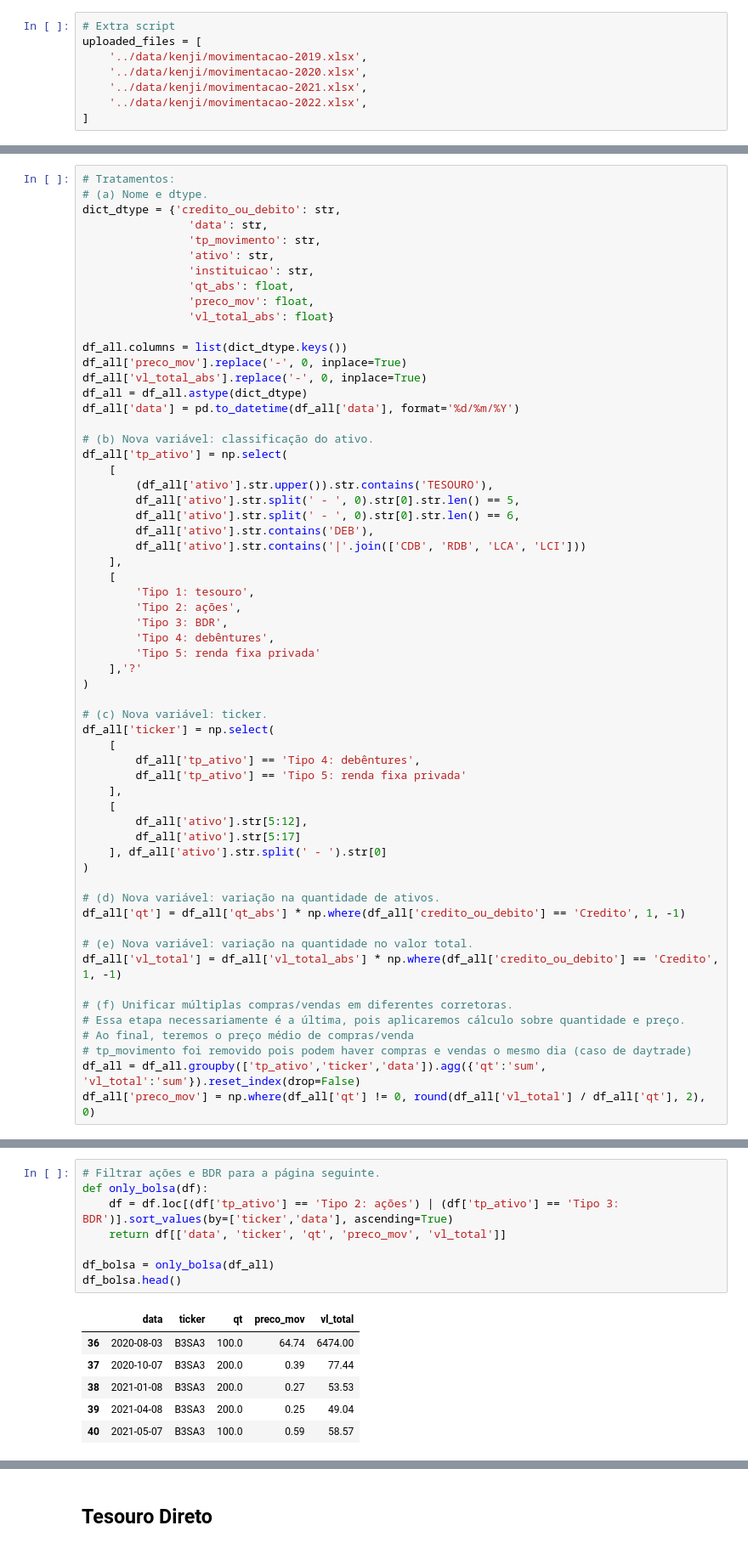
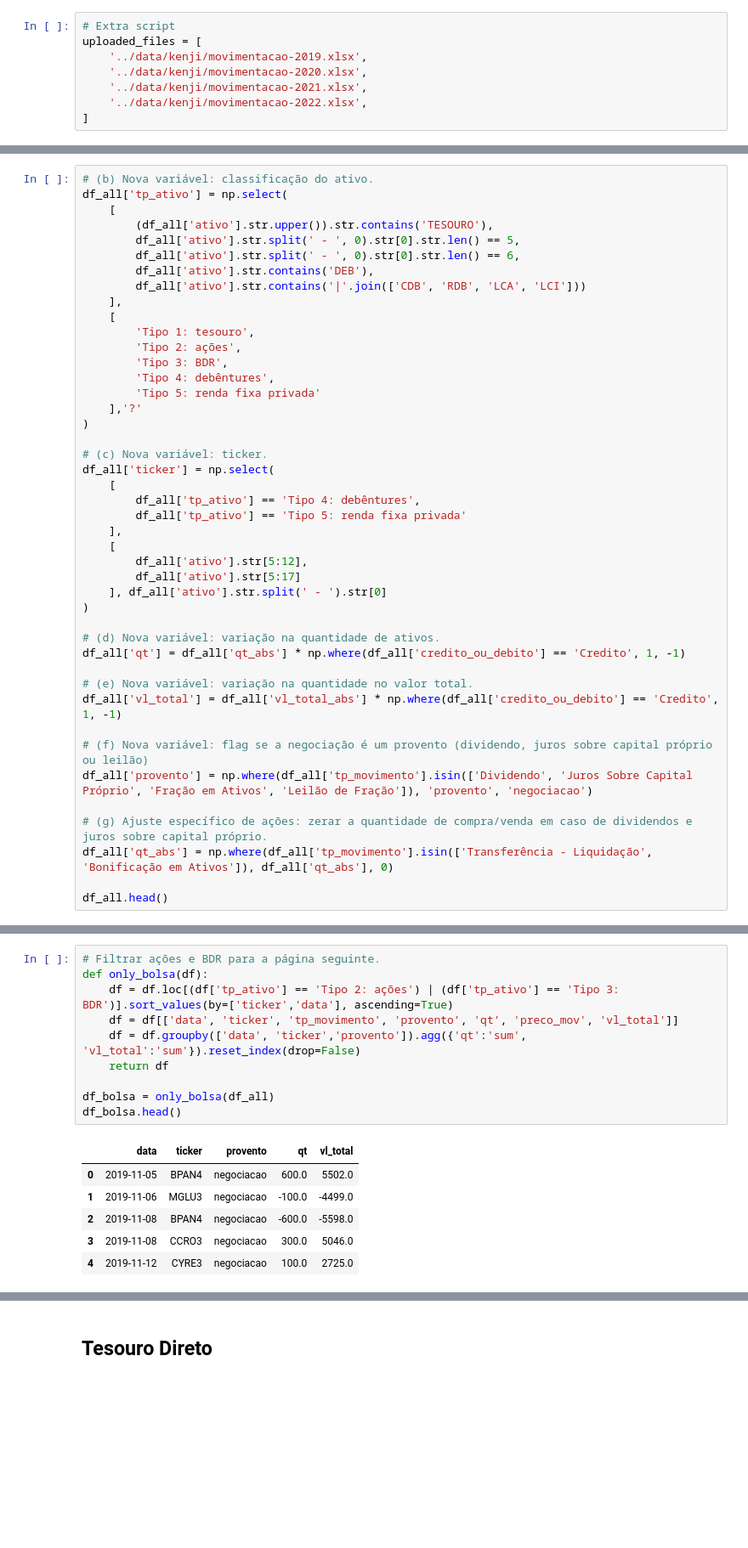
Before and after one commit to rknagao/b3-report, a Jupyter notebook: src/manutencao.ipynb, the cells around one changed output, grey strips where cells are left out. Shown at 85% size. Saved outputs shown, nothing was run; the diff lists cells and outputs as text; blank space fills up the shorter version.

```diff
--- a/src/manutencao.ipynb
+++ b/src/manutencao.ipynb
@@ -90,21 +131,4 @@ df_all.head()
 # %%
-# Tratamentos:
-# (a) Nome e dtype.
-dict_dtype = {'credito_ou_debito': str,
-                'data': str,
-                'tp_movimento': str,
-                'ativo': str,
-                'instituicao': str,
-                'qt_abs': float,
-                'preco_mov': float,
-                'vl_total_abs': float}
-
-df_all.columns = list(dict_dtype.keys())
-df_all['preco_mov'].replace('-', 0, inplace=True)
-df_all['vl_total_abs'].replace('-', 0, inplace=True)
-df_all = df_all.astype(dict_dtype)
-df_all['data'] = pd.to_datetime(df_all['data'], format='%d/%m/%Y')
-
 # (b) Nova variável: classificação do ativo.
 df_all['tp_ativo'] = np.select(
     [
@@ -141,9 +165,10 @@ df_all['qt'] = df_all['qt_abs'] * np.where(df_all['credito_ou_debito'] == 'Credi
 # (e) Nova variável: variação na quantidade no valor total.
 df_all['vl_total'] = df_all['vl_total_abs'] * np.where(df_all['credito_ou_debito'] == 'Credito', 1, -1)
 
-# (f) Unificar múltiplas compras/vendas em diferentes corretoras.
-# Essa etapa necessariamente é a última, pois aplicaremos cálculo sobre quantidade e preço.
-# Ao final, teremos o preço médio de compras/venda
-# tp_movimento foi removido pois podem haver compras e vendas o mesmo dia (caso de daytrade)
-df_all = df_all.groupby(['tp_ativo','ticker','data']).agg({'qt':'sum', 'vl_total':'sum'}).reset_index(drop=False)
-df_all['preco_mov'] = np.where(df_all['qt'] != 0, round(df_all['vl_total'] / df_all['qt'], 2), 0)
+# (f) Nova variável: flag se a negociação é um provento (dividendo, juros sobre capital próprio ou leilão)
+df_all['provento'] = np.where(df_all['tp_movimento'].isin(['Dividendo', 'Juros Sobre Capital Próprio', 'Fração em Ativos', 'Leilão de Fração']), 'provento', 'negociacao')
+
+# (g) Ajuste específico de ações: zerar a quantidade de compra/venda em caso de dividendos e juros sobre capital próprio.
+df_all['qt_abs'] = np.where(df_all['tp_movimento'].isin(['Transferência - Liquidação', 'Bonificação em Ativos']), df_all['qt_abs'], 0)
+
+df_all.head()
@@ -167,15 +233,17 @@ df_tesouro.head()
 # %%
 # Filtrar ações e BDR para a página seguinte.
 def only_bolsa(df):
     df = df.loc[(df['tp_ativo'] == 'Tipo 2: ações') | (df['tp_ativo'] == 'Tipo 3: BDR')].sort_values(by=['ticker','data'], ascending=True)
-    return df[['data', 'ticker', 'qt', 'preco_mov', 'vl_total']]
+    df = df[['data', 'ticker', 'tp_movimento', 'provento', 'qt', 'preco_mov', 'vl_total']]
+    df = df.groupby(['data', 'ticker','provento']).agg({'qt':'sum', 'vl_total':'sum'}).reset_index(drop=False)
+    return df
 
 df_bolsa = only_bolsa(df_all)
 df_bolsa.head()
 # %% [output]
-|  | data | ticker | qt | preco_mov | vl_total |
-| 36 | 2020-08-03 | B3SA3 | 100.0 | 64.74 | 6474.00 |
-| 37 | 2020-10-07 | B3SA3 | 200.0 | 0.39 | 77.44 |
-| 38 | 2021-01-08 | B3SA3 | 200.0 | 0.27 | 53.53 |
-| 39 | 2021-04-08 | B3SA3 | 200.0 | 0.25 | 49.04 |
-| 40 | 2021-05-07 | B3SA3 | 100.0 | 0.59 | 58.57 |
+|  | data | ticker | provento | qt | vl_total |
+| 0 | 2019-11-05 | BPAN4 | negociacao | 600.0 | 5502.0 |
+| 1 | 2019-11-06 | MGLU3 | negociacao | -100.0 | -4499.0 |
+| 2 | 2019-11-08 | BPAN4 | negociacao | -600.0 | -5598.0 |
+| 3 | 2019-11-08 | CCRO3 | negociacao | 300.0 | 5046.0 |
+| 4 | 2019-11-12 | CYRE3 | negociacao | 100.0 | 2725.0 |
```
Also changed, not shown: parts of 21 cells of this notebook.
